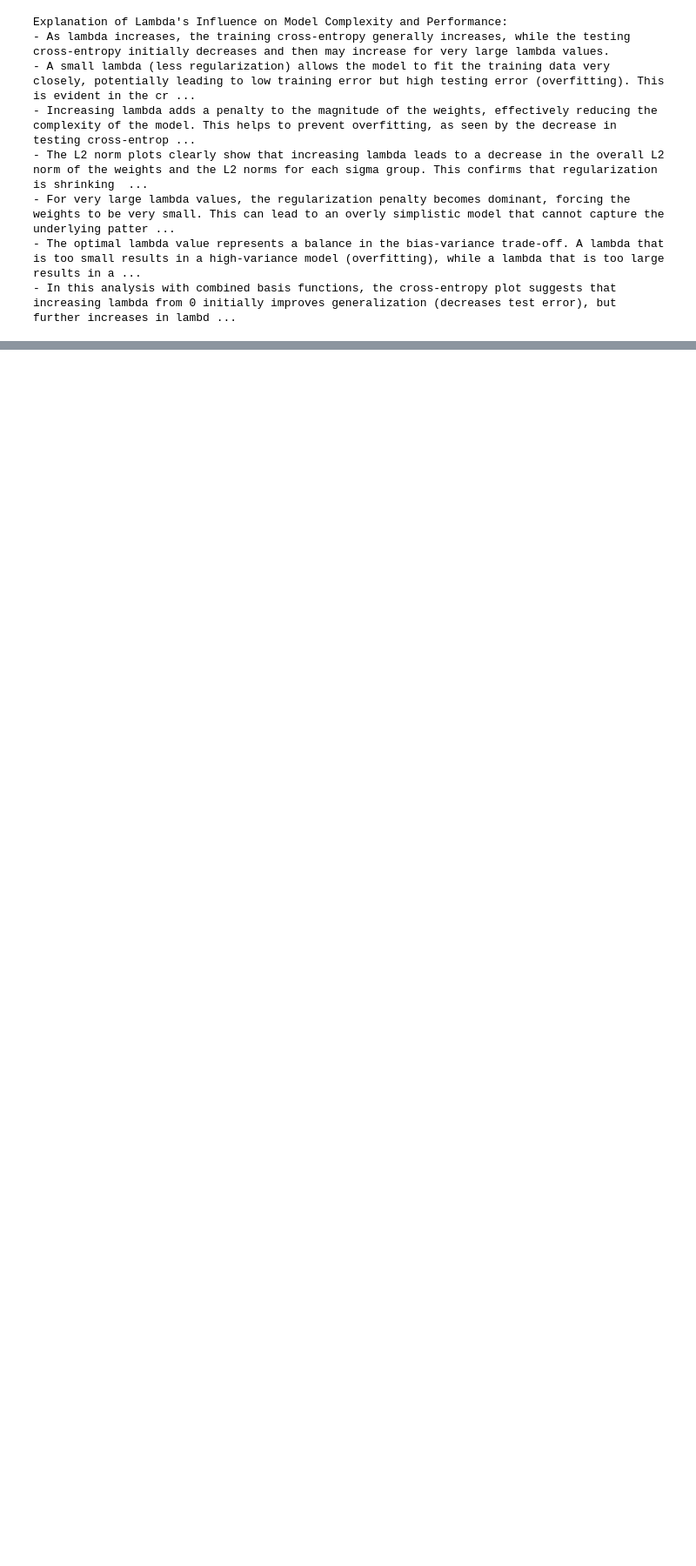
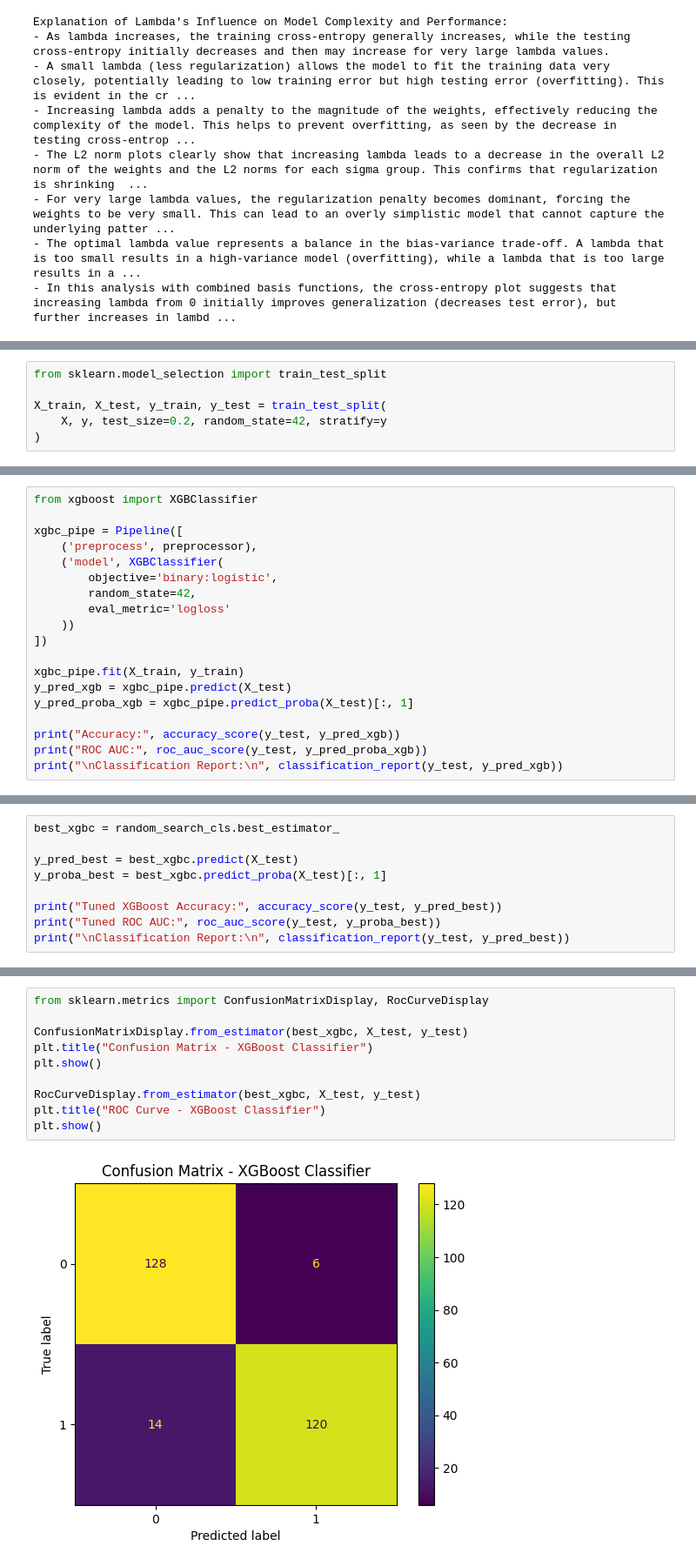
Before and after one commit to ramakrishnabhavana/Bhavana-sML, a Jupyter notebook: ML_assignment.ipynb, the cells around one changed output, grey strips where cells are left out. Shown at 87% size. Saved outputs shown, nothing was run; the diff lists cells and outputs as text; blank space fills up the shorter version.

```diff
--- a/ML_assignment.ipynb
+++ b/ML_assignment.ipynb
@@ -651,0 +903,6 @@ Explanation of Lambda's Influence on Model Complexity and Performance:
+# %%
+from sklearn.model_selection import train_test_split
+
+X_train, X_test, y_train, y_test = train_test_split(
+    X, y, test_size=0.2, random_state=42, stratify=y
+)
@@ -651,0 +939,19 @@ Explanation of Lambda's Influence on Model Complexity and Performance:
+# %%
+from xgboost import XGBClassifier
+
+xgbc_pipe = Pipeline([
+    ('preprocess', preprocessor),
+    ('model', XGBClassifier(
+        objective='binary:logistic',
+        random_state=42,
+        eval_metric='logloss'
+    ))
+])
+
+xgbc_pipe.fit(X_train, y_train)
+y_pred_xgb = xgbc_pipe.predict(X_test)
+y_pred_proba_xgb = xgbc_pipe.predict_proba(X_test)[:, 1]
+
+print("Accuracy:", accuracy_score(y_test, y_pred_xgb))
+print("ROC AUC:", roc_auc_score(y_test, y_pred_proba_xgb))
+print("\nClassification Report:\n", classification_report(y_test, y_pred_xgb))
@@ -651,0 +1002,9 @@ Explanation of Lambda's Influence on Model Complexity and Performance:
+# %%
+best_xgbc = random_search_cls.best_estimator_
+
+y_pred_best = best_xgbc.predict(X_test)
+y_proba_best = best_xgbc.predict_proba(X_test)[:, 1]
+
+print("Tuned XGBoost Accuracy:", accuracy_score(y_test, y_pred_best))
+print("Tuned ROC AUC:", roc_auc_score(y_test, y_proba_best))
+print("\nClassification Report:\n", classification_report(y_test, y_pred_best))
@@ -651,0 +1024,12 @@ Explanation of Lambda's Influence on Model Complexity and Performance:
+# %%
+from sklearn.metrics import ConfusionMatrixDisplay, RocCurveDisplay
+
+ConfusionMatrixDisplay.from_estimator(best_xgbc, X_test, y_test)
+plt.title("Confusion Matrix - XGBoost Classifier")
+plt.show()
+
+RocCurveDisplay.from_estimator(best_xgbc, X_test, y_test)
+plt.title("ROC Curve - XGBoost Classifier")
+plt.show()
+# %% [output]
+[figure, added]
```
Also changed, not shown: parts of 21 cells of this notebook.
